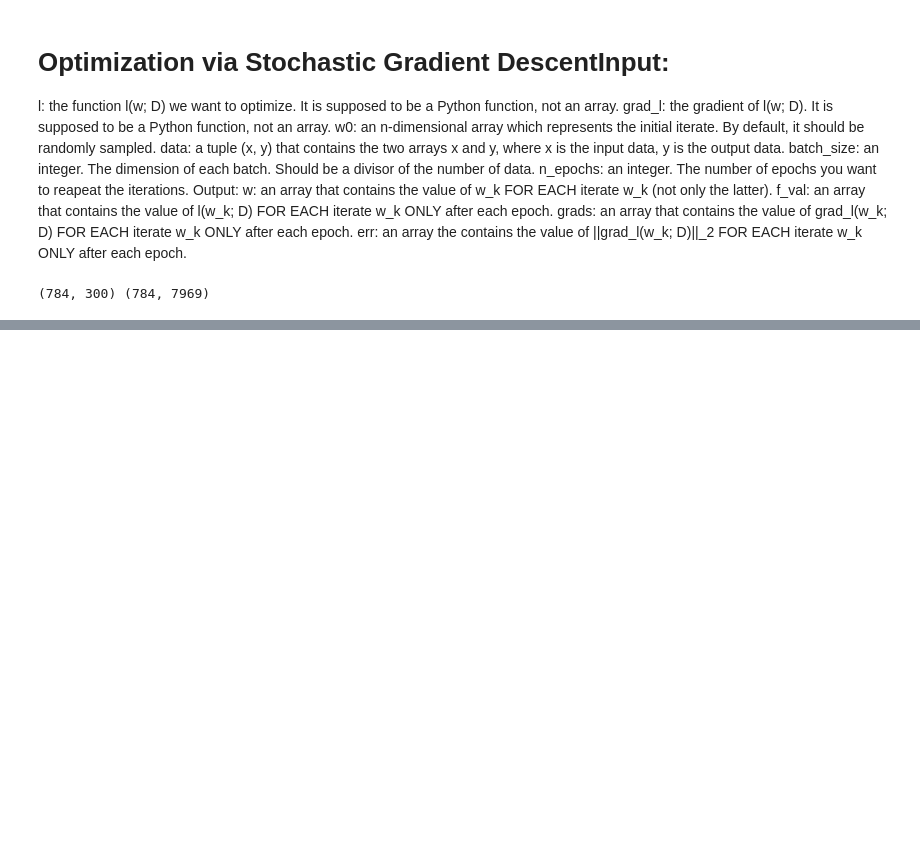
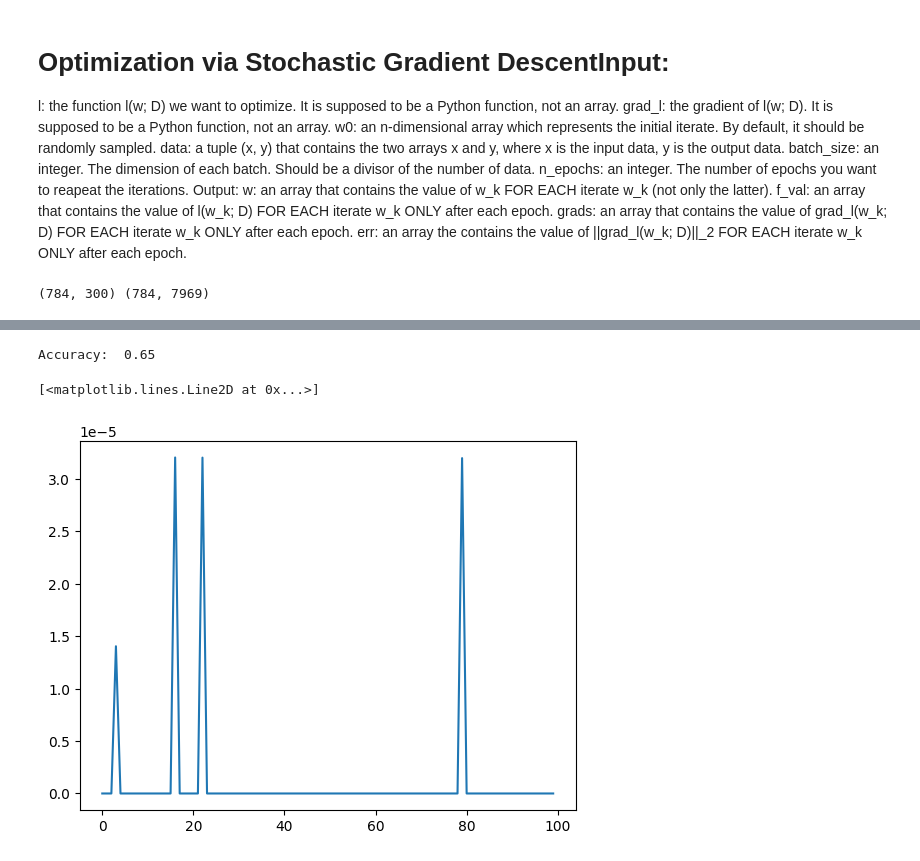
Before and after one commit to elements72/SMM, a Jupyter notebook: lab3/lab3.ipynb, the cells around one changed output, grey strips where cells are left out. Cells and saved outputs as stored; diff of their text form; code cells hidden in the pictures; blank space fills up the shorter version.

```diff
--- a/lab3/lab3.ipynb
+++ b/lab3/lab3.ipynb
@@ -476,0 +468,20 @@ print(w[-1])
+# %%
+def predict(w, X, treshold=0.5):
+    X = np.insert(X, 0, 1, axis=0)
+    y_hat = sigmoid(w.T @ X)
+    y_hat[y_hat < treshold] = 0
+    y_hat[y_hat >= treshold] = 6
+    return y_hat
+w_star = w[-1]
+
+def accuracy(y_hat, y):
+    return  round(np.mean(y_hat == y), 2)
+
+
+y_hat = predict(w_star, x_train)
+print("Accuracy: ", accuracy(y_hat, y_train))
+plt.plot(err)
+# %% [output]
+Accuracy:  0.65
+[<matplotlib.lines.Line2D at 0x...>]
+[figure, added]
```
Also changed, not shown: parts of 1 cell of this notebook.
